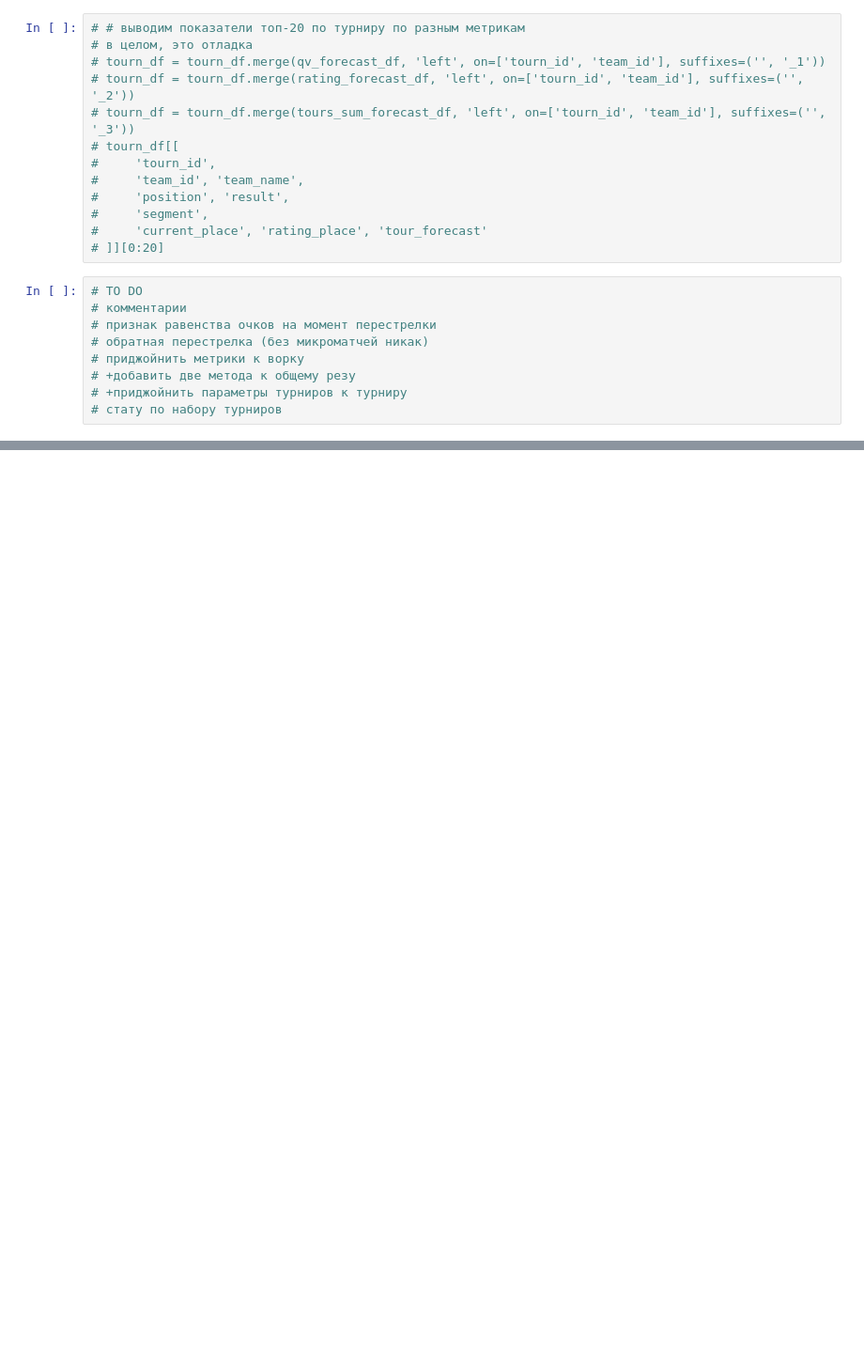
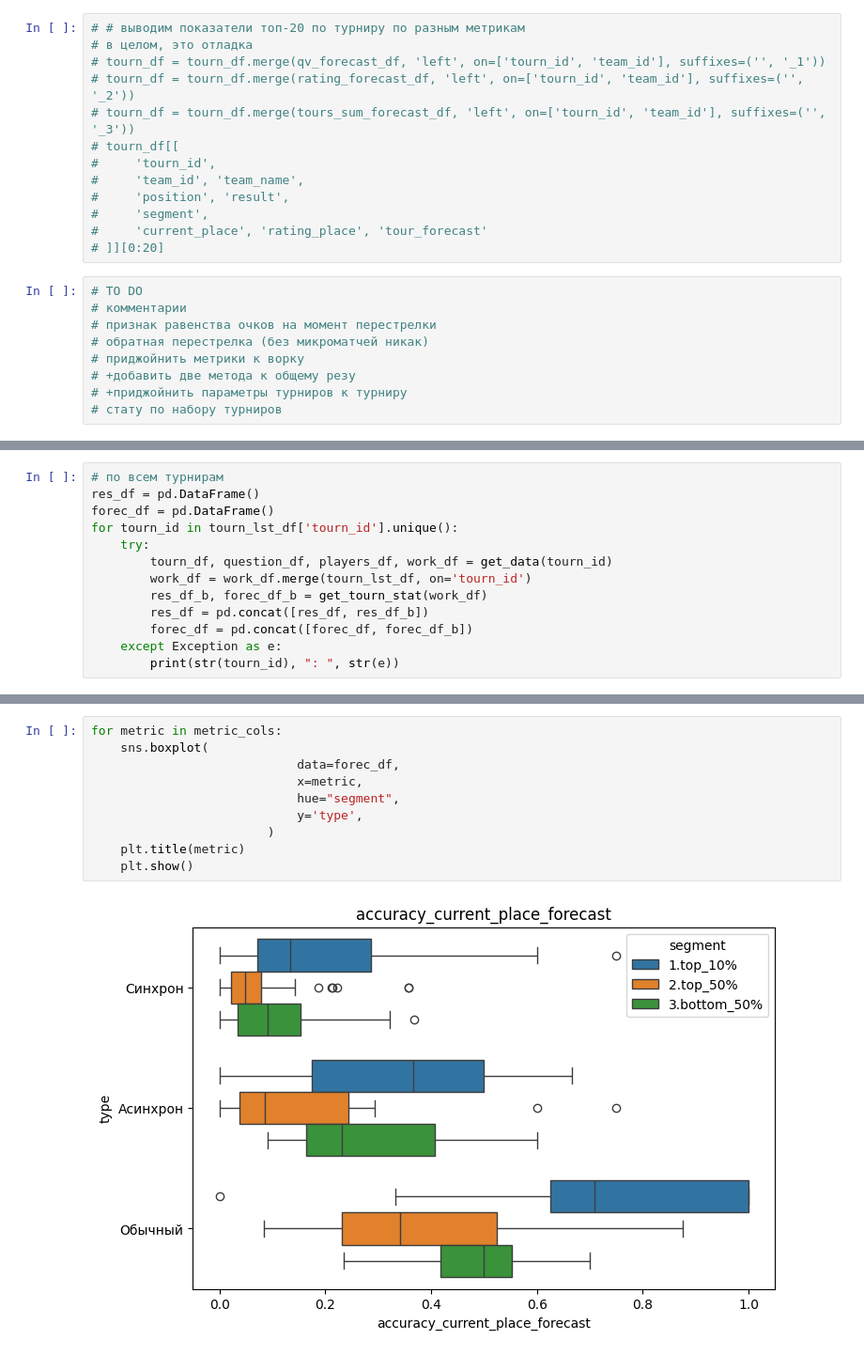
Before and after one commit to rosolimo212/chgk_results, a Jupyter notebook: per.ipynb, the cells around one changed output, grey strips where cells are left out. Shown at 94% size. Cells and saved outputs as stored; diff of their text form; blank space fills up the shorter version.

```diff
--- a/per.ipynb
+++ b/per.ipynb
@@ -469,0 +605,13 @@ forec_df.set_index('segment')[[
+# %%
+# по всем турнирам
+res_df = pd.DataFrame()
+forec_df = pd.DataFrame()
+for tourn_id in tourn_lst_df['tourn_id'].unique():
+    try:
+        tourn_df, question_df, players_df, work_df = get_data(tourn_id)
+        work_df = work_df.merge(tourn_lst_df, on='tourn_id')
+        res_df_b, forec_df_b = get_tourn_stat(work_df)
+        res_df = pd.concat([res_df, res_df_b])
+        forec_df = pd.concat([forec_df, forec_df_b])
+    except Exception as e:
+        print(str(tourn_id), ": ", str(e))
@@ -469,0 +732,12 @@ forec_df.set_index('segment')[[
+# %%
+for metric in metric_cols:
+    sns.boxplot(
+                            data=forec_df,
+                            x=metric,
+                            hue="segment",
+                            y='type',
+                        )
+    plt.title(metric)
+    plt.show()
+# %% [output]
+[figure, added]
```
Also changed, not shown: parts of 29 cells of this notebook, 1 other file.
